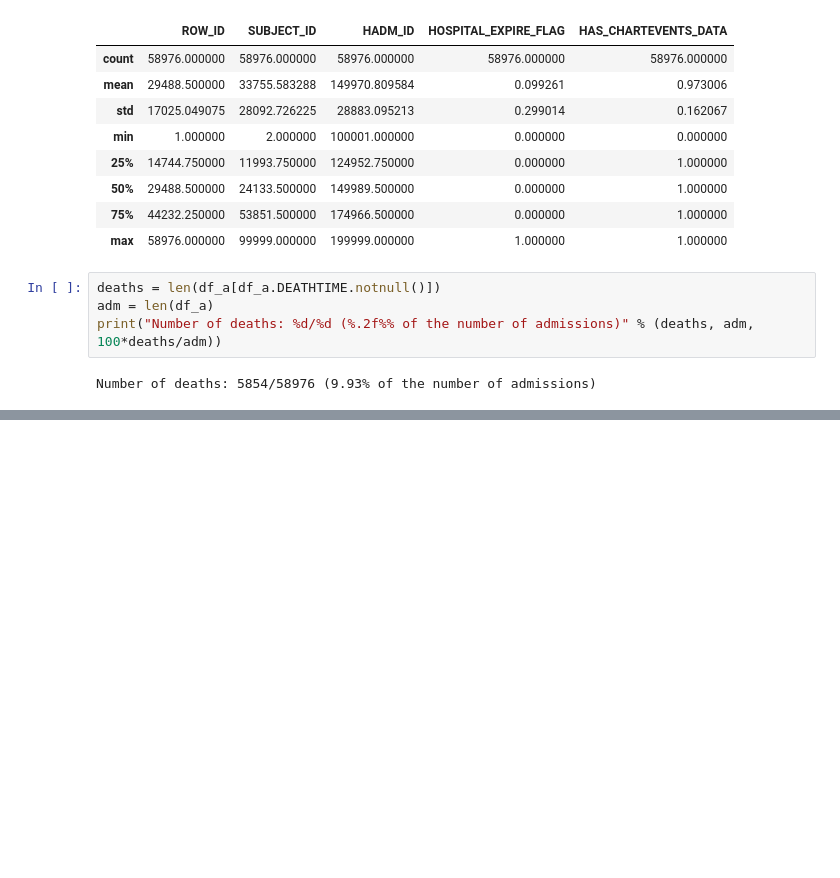
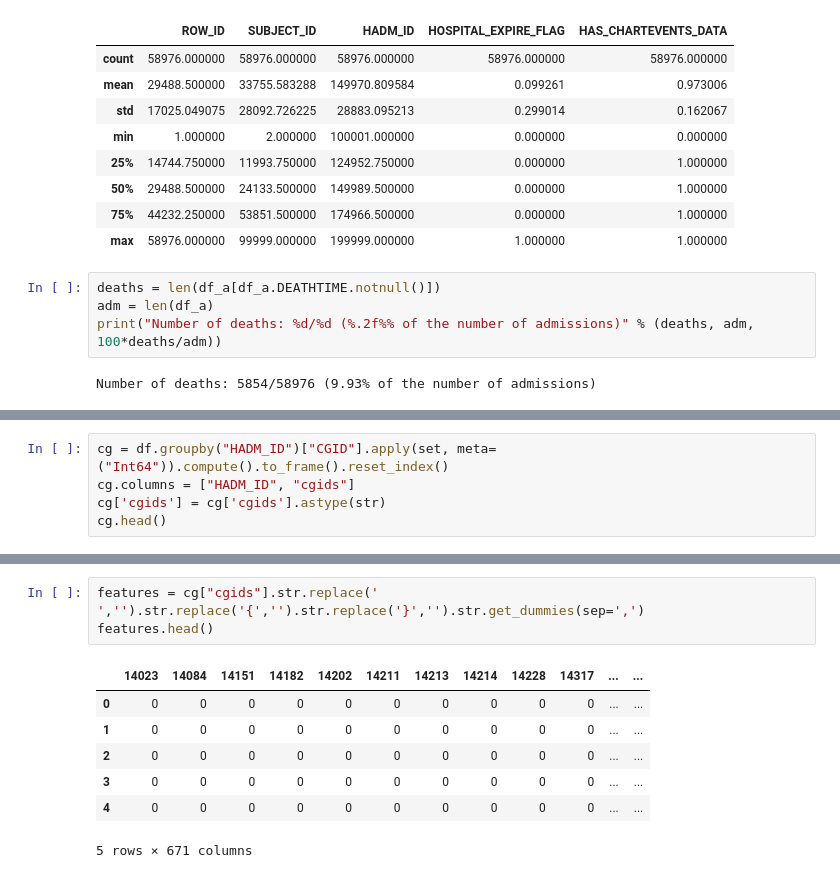
Before and after one commit to msramalho/fcup-bdcc, a Jupyter notebook: p2/BDCC_p2_dask.ipynb, the cells around one changed output, grey strips where cells are left out. Saved outputs shown, nothing was run; the diff lists cells and outputs as text; blank space fills up the shorter version.

```diff
--- a/p2/BDCC_p2_dask.ipynb
+++ b/p2/BDCC_p2_dask.ipynb
@@ -232,0 +289,5 @@ ds.join(events, on="HADM_ID")
+# %%
+cg = df.groupby("HADM_ID")["CGID"].apply(set, meta=("Int64")).compute().to_frame().reset_index()
+cg.columns = ["HADM_ID", "cgids"]
+cg['cgids'] = cg['cgids'].astype(str)
+cg.head()
@@ -232,0 +301,11 @@ ds.join(events, on="HADM_ID")
+# %%
+features = cg["cgids"].str.replace(' ','').str.replace('{','').str.replace('}','').str.get_dummies(sep=',')
+features.head()
+# %% [output]
+|  | 14023 | 14084 | 14151 | 14182 | 14202 | 14211 | 14213 | 14214 | 14228 | 14317 | ... | ... |
+| 0 | 0 | 0 | 0 | 0 | 0 | 0 | 0 | 0 | 0 | 0 | ... | ... |
+| 1 | 0 | 0 | 0 | 0 | 0 | 0 | 0 | 0 | 0 | 0 | ... | ... |
+| 2 | 0 | 0 | 0 | 0 | 0 | 0 | 0 | 0 | 0 | 0 | ... | ... |
+| 3 | 0 | 0 | 0 | 0 | 0 | 0 | 0 | 0 | 0 | 0 | ... | ... |
+| 4 | 0 | 0 | 0 | 0 | 0 | 0 | 0 | 0 | 0 | 0 | ... | ... |
+5 rows × 671 columns
```
Also changed, not shown: parts of 68 cells of this notebook.
